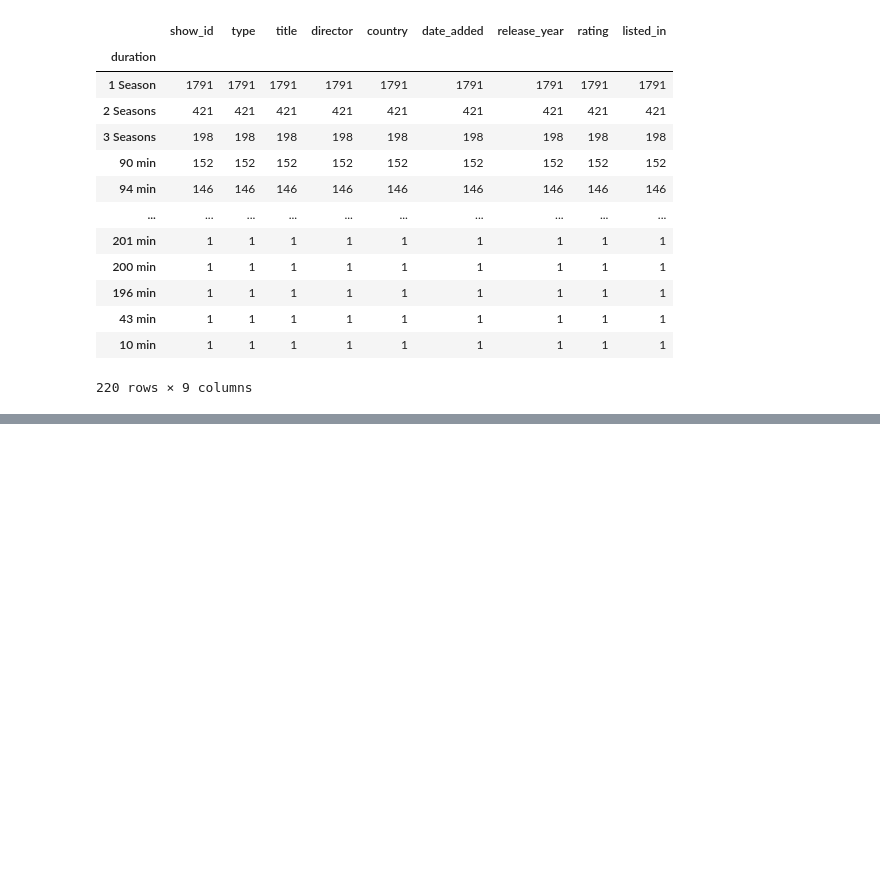
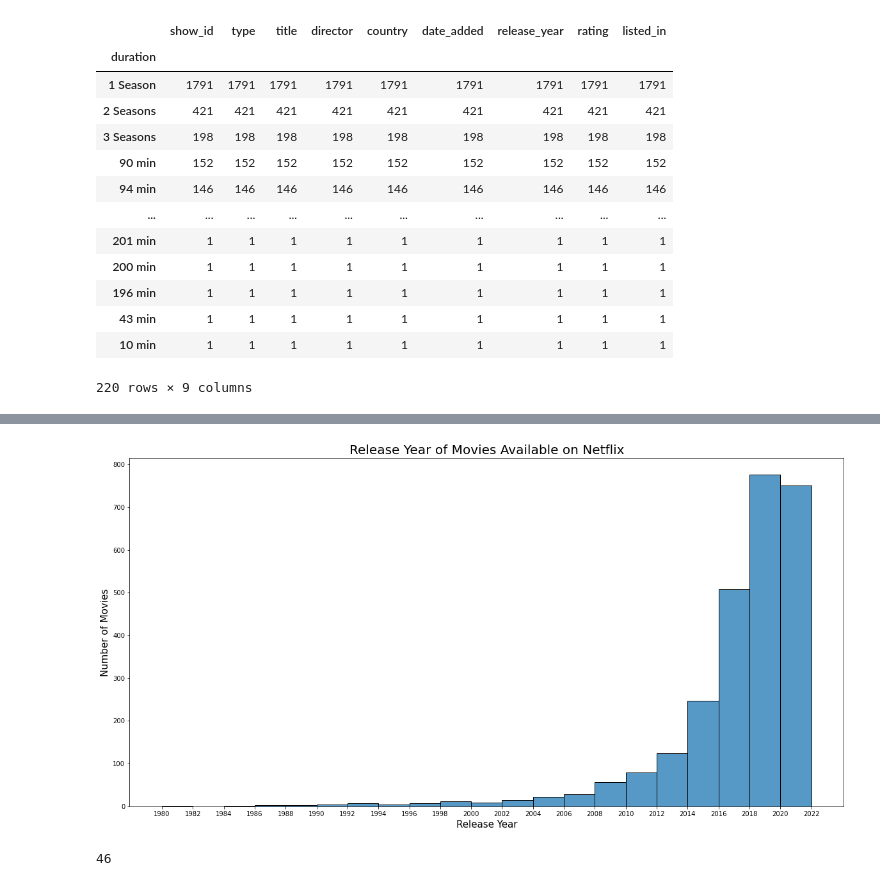
Before and after one commit to Mannygcg/Netflix-Data--Cleaning--Analysis-and-Visualisation, a Jupyter notebook: Netflix_Data_Wrangling_and_Visualisation.ipynb, the cells around one changed output, grey strips where cells are left out. Drawn from its saved outputs; the diff is of its cells as text; code cells hidden in the pictures; blank space fills up the shorter version.

```diff
--- a/Netflix_Data_Wrangling_and_Visualisation.ipynb
+++ b/Netflix_Data_Wrangling_and_Visualisation.ipynb
@@ -124,0 +311,16 @@ df.groupby('duration').count().sort_values(by='show_id',ascending=False)
+# %%
+# Reducing the size of the bins to remove the movies that were released before 1980 (too few)
+bins=np.arange(1980,2023,2)
+plt.figure(figsize=[20,10])
+tw_AR = sns.histplot(data=df_tv, x ='release_year',  bins = bins, color=base_color);
+tw_AR.set_xlabel("Release Year", fontsize = 15)
+tw_AR.set_ylabel("Number of Movies", fontsize = 15)
+tw_AR.set_title("Release Year of Movies Available on Netflix", fontsize = 20)
+plt.xticks(np.arange(1980,2023,2));
+# %% [output]
+[figure, added]
+# %%
+#Let's the distribution of the release dates of movies on Netflix
+len(df_tv.groupby('release_year').count().index)
+# %% [output]
+46
```
Also changed, not shown: parts of 26 cells of this notebook, 3 other files.
